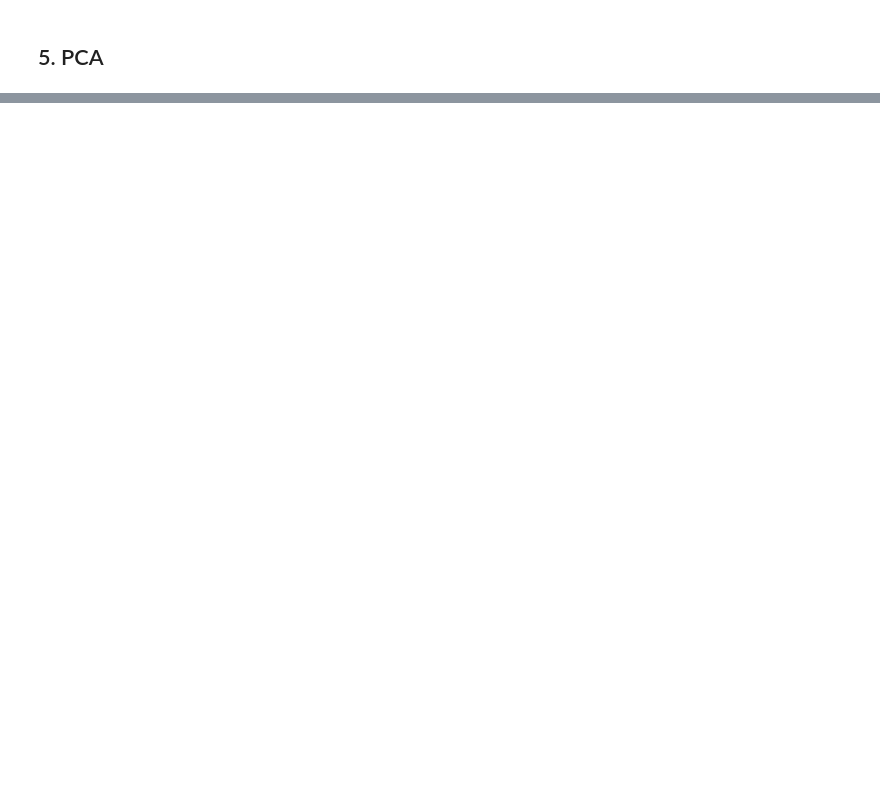
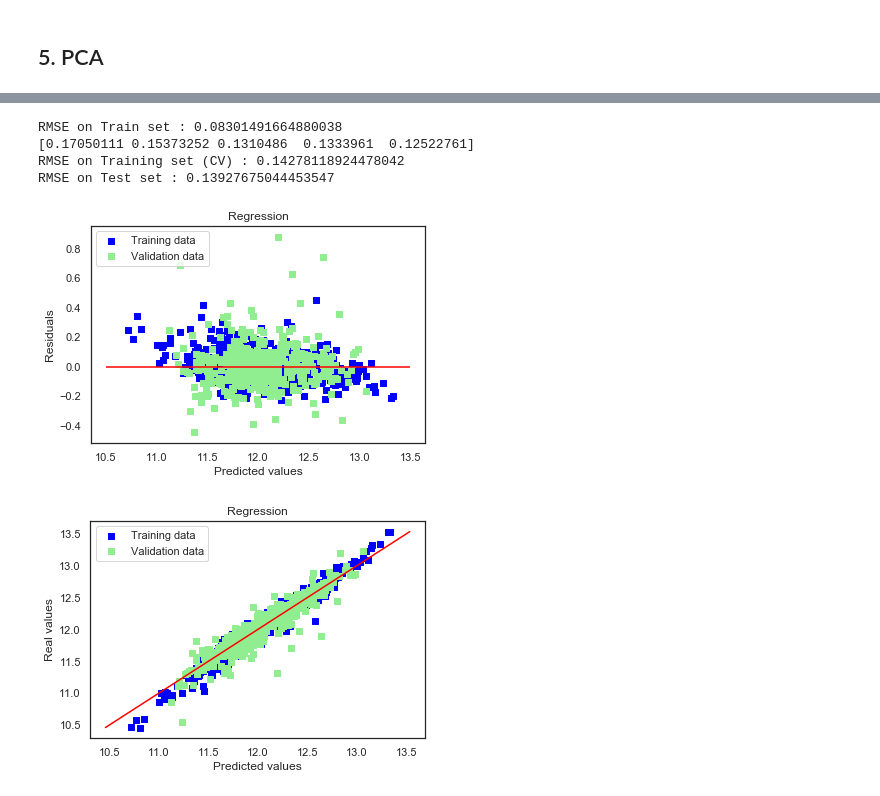
Before and after one commit to mzh-sc/contests, a Jupyter notebook: Kaggle House-Prices-Prediction/different_models.ipynb, the cells around one changed output, grey strips where cells are left out. Drawn from its saved outputs; the diff is of its cells as text; code cells hidden in the pictures; blank space fills up the shorter version.

Commit message:
- PCA - Decision tree, forest, xgBoosting

```diff
--- a/Kaggle House-Prices-Prediction/different_models.ipynb
+++ b/Kaggle House-Prices-Prediction/different_models.ipynb
@@ -1087,0 +1164,12 @@ RMSE on Test set : 0.1251919564742478
+# %%
+ridgeRegession = RidgeCV(alphas=[0.01, 0.03, 0.06, 0.1, 0.3, 0.6, 1, 3, 6, 10, 30, 60, 90, 120, 200, 250], cv=10)
+ridgeRegession.fit(PCA_X_train, y_train)
+
+print(f"alpha={ridgeRegession.alpha_}")
+
+print(f"RMSE on Training set : {rmse_cv(Ridge(alpha=ridgeRegession.alpha_), PCA_X_train, y_train)}")
+print(f"RMSE on Test set : {rmse(y_test, ridgeRegession.predict(PCA_X_test))}")
+
+plot_residual(ridgeRegession.predict(PCA_X_train), y_train, ridgeRegession.predict(PCA_X_test), y_test)
+plot_predictions(ridgeRegession.predict(PCA_X_train), y_train, ridgeRegession.predict(PCA_X_test), y_test)
+plot_coef(pd.Series(ridgeRegession.coef_, index = PCA_X_train.columns))
@@ -1087,0 +1189,17 @@ RMSE on Test set : 0.1251919564742478
+# %%
+tree = DecisionTreeRegressor(random_state=0)
+
+max_leaf_nodes = range(2, 200, 5)
+param_grid = {"max_leaf_nodes": max_leaf_nodes }
+grid_search = GridSearchCV(tree, param_grid, cv=5)
+grid_search.fit(X_train, y_train)
+
+print(f"parameters: {grid_search.best_params_}")
+
+print(f"RMSE on Train set : {rmse(y_train, grid_search.predict(X_train))}")
+
+print(f"RMSE on Training set (CV) : {rmse_cv(grid_search.best_estimator_, X_train, y_train)}")
+print(f"RMSE on Test set : {rmse(y_test, grid_search.predict(X_test))}")
+
+plot_residual(grid_search.predict(X_train), y_train, grid_search.predict(X_test), y_test)
+plot_predictions(grid_search.predict(X_train), y_train, grid_search.predict(X_test), y_test)
@@ -1087,0 +1214,20 @@ RMSE on Test set : 0.1251919564742478
+# %%
+from sklearn.ensemble import RandomForestRegressor
+
+forest = RandomForestRegressor(max_depth=7, random_state=0, n_estimators=100)
+forest.fit(X_train, y_train)
+
+print(f"RMSE on Train set : {rmse(y_train, forest.predict(X_train))}")
+
+print(f"RMSE on Training set (CV) : {rmse_cv(forest, X_train, y_train)}")
+print(f"RMSE on Test set : {rmse(y_test, forest.predict(X_test))}")
+
+plot_residual(forest.predict(X_train), y_train, forest.predict(X_test), y_test)
+plot_predictions(forest.predict(X_train), y_train, forest.predict(X_test), y_test)
+# %% [output]
+RMSE on Train set : 0.08301491664880038
+[0.17050111 0.15373252 0.1310486  0.1333961  0.12522761]
+RMSE on Training set (CV) : 0.14278118924478042
+RMSE on Test set : 0.13927675044453547
+[figure, added]
+[figure, added]
```
Also changed, not shown: parts of 16 cells of this notebook.
